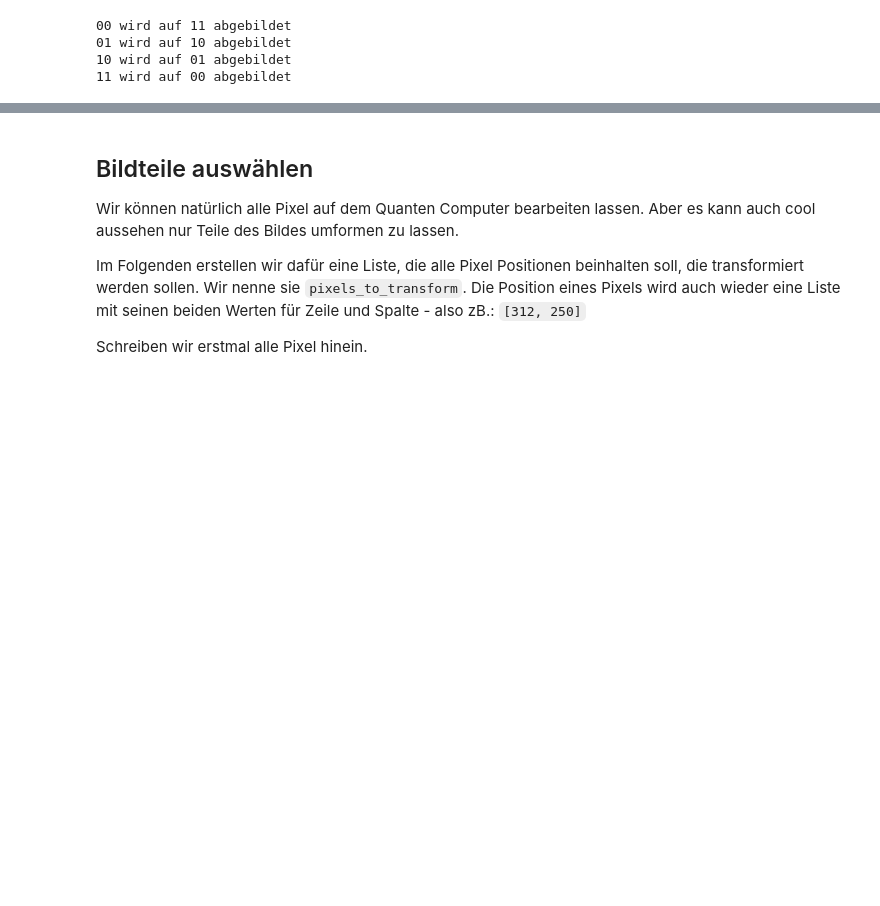
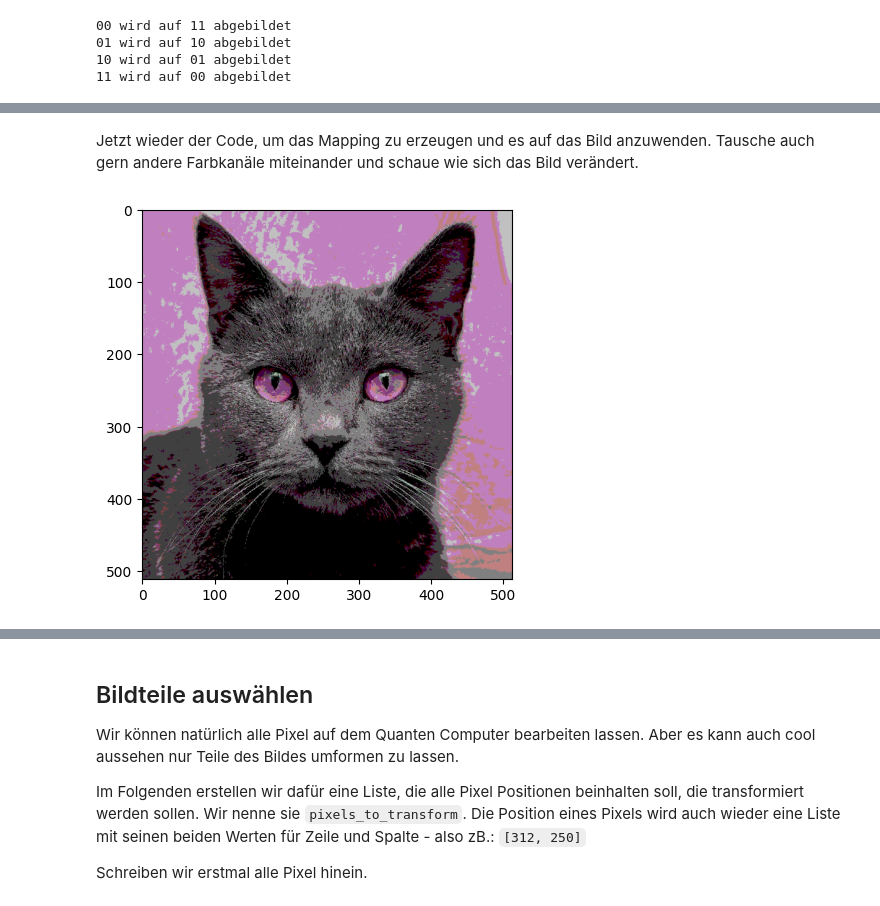
Before and after one commit to eileen-kuehn/intro_qc4images, a Jupyter notebook: worksheets/QolorQoding.ipynb, the cells around one changed output, grey strips where cells are left out. Drawn from its saved outputs; the diff is of its cells as text; code cells hidden in the pictures; blank space fills up the shorter version.

```diff
--- a/worksheets/QolorQoding.ipynb
+++ b/worksheets/QolorQoding.ipynb
@@ -156,0 +267,9 @@ print_mapping(mapping)
+# %% [markdown]
+Jetzt wieder der Code, um das Mapping zu erzeugen und es auf das Bild anzuwenden.
+Tausche auch gern andere Farbkanäle miteinander und schaue wie sich das Bild verändert.
+# %%
+mapping = create_rgb_mapping(quantum_circuit_3d)
+q_image = convert_rgb_image(my_qubit_count(), image, mapping, my_pixels_to_transform())
+imshow(q_image);
+# %% [output]
+[figure, added]
```
Also changed, not shown: parts of 46 cells of this notebook, 3 other files.
